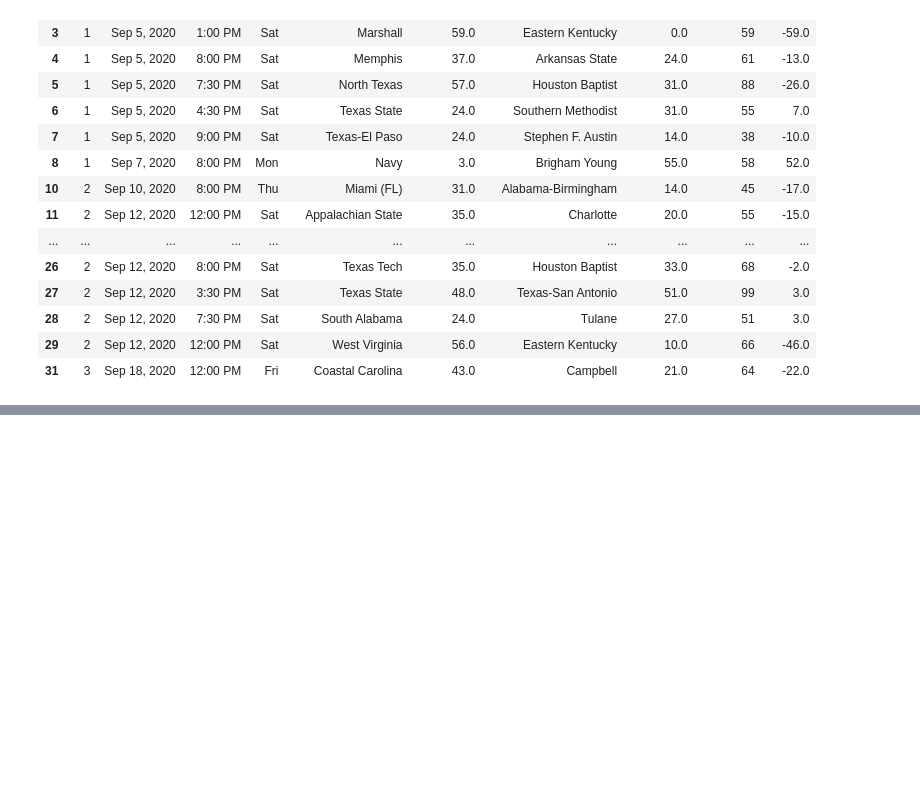
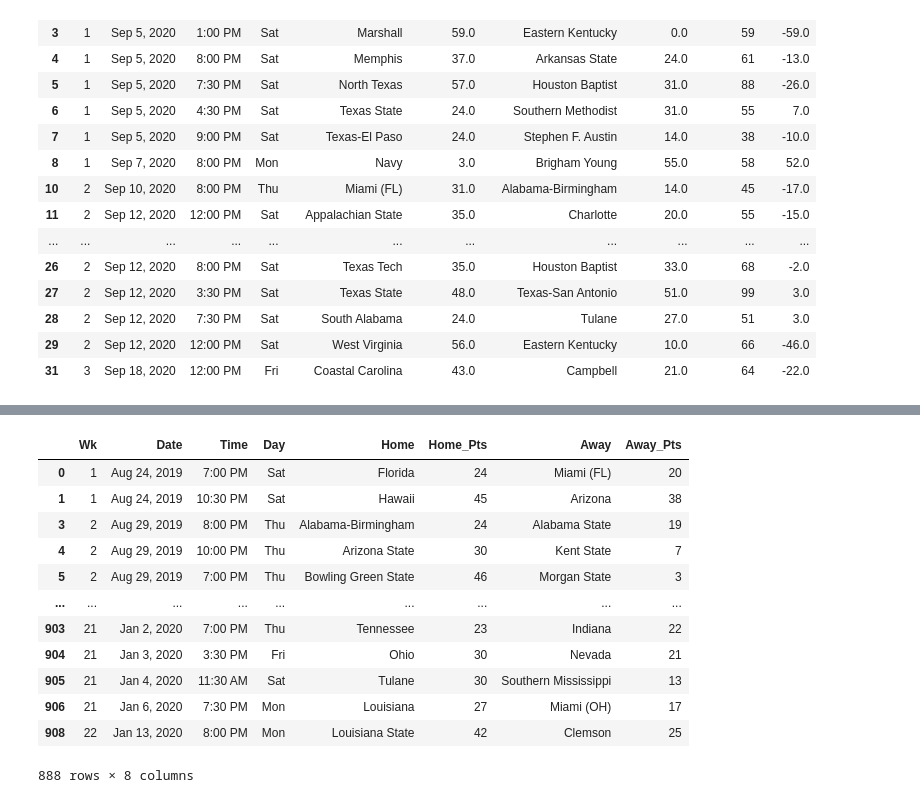
Before and after one commit to SheilKumar/CFBPrediction, a Jupyter notebook: College_Football.ipynb, the cells around one changed output, grey strips where cells are left out. Drawn from its saved outputs; the diff is of its cells as text; code cells hidden in the pictures; blank space fills up the shorter version.

```diff
--- a/College_Football.ipynb
+++ b/College_Football.ipynb
@@ -152,0 +191,17 @@ completed_fixtures[1:30]
+# %%
+full_fixtures = get_data("https://www.sports-reference.com/cfb/years/2019-schedule.html")
+full_fixtures
+# %% [output]
+|  | Wk | Date | Time | Day | Home | Home_Pts | Away | Away_Pts |
+| 0 | 1 | Aug 24, 2019 | 7:00 PM | Sat | Florida | 24 | Miami (FL) | 20 |
+| 1 | 1 | Aug 24, 2019 | 10:30 PM | Sat | Hawaii | 45 | Arizona | 38 |
+| 3 | 2 | Aug 29, 2019 | 8:00 PM | Thu | Alabama-Birmingham | 24 | Alabama State | 19 |
+| 4 | 2 | Aug 29, 2019 | 10:00 PM | Thu | Arizona State | 30 | Kent State | 7 |
+| 5 | 2 | Aug 29, 2019 | 7:00 PM | Thu | Bowling Green State | 46 | Morgan State | 3 |
+| ... | ... | ... | ... | ... | ... | ... | ... | ... |
+| 903 | 21 | Jan 2, 2020 | 7:00 PM | Thu | Tennessee | 23 | Indiana | 22 |
+| 904 | 21 | Jan 3, 2020 | 3:30 PM | Fri | Ohio | 30 | Nevada | 21 |
+| 905 | 21 | Jan 4, 2020 | 11:30 AM | Sat | Tulane | 30 | Southern Mississippi | 13 |
+| 906 | 21 | Jan 6, 2020 | 7:30 PM | Mon | Louisiana | 27 | Miami (OH) | 17 |
+| 908 | 22 | Jan 13, 2020 | 8:00 PM | Mon | Louisiana State | 42 | Clemson | 25 |
+888 rows × 8 columns
```
Also changed, not shown: parts of 5 cells of this notebook.
